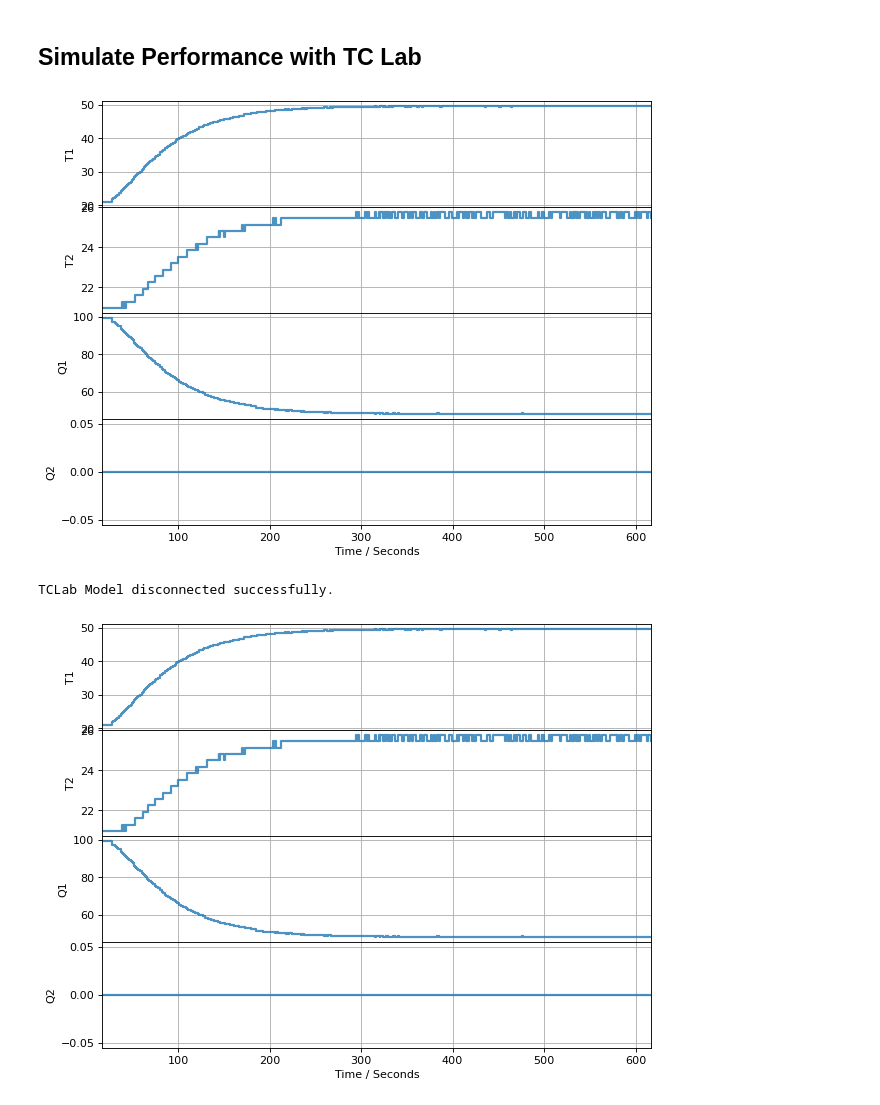
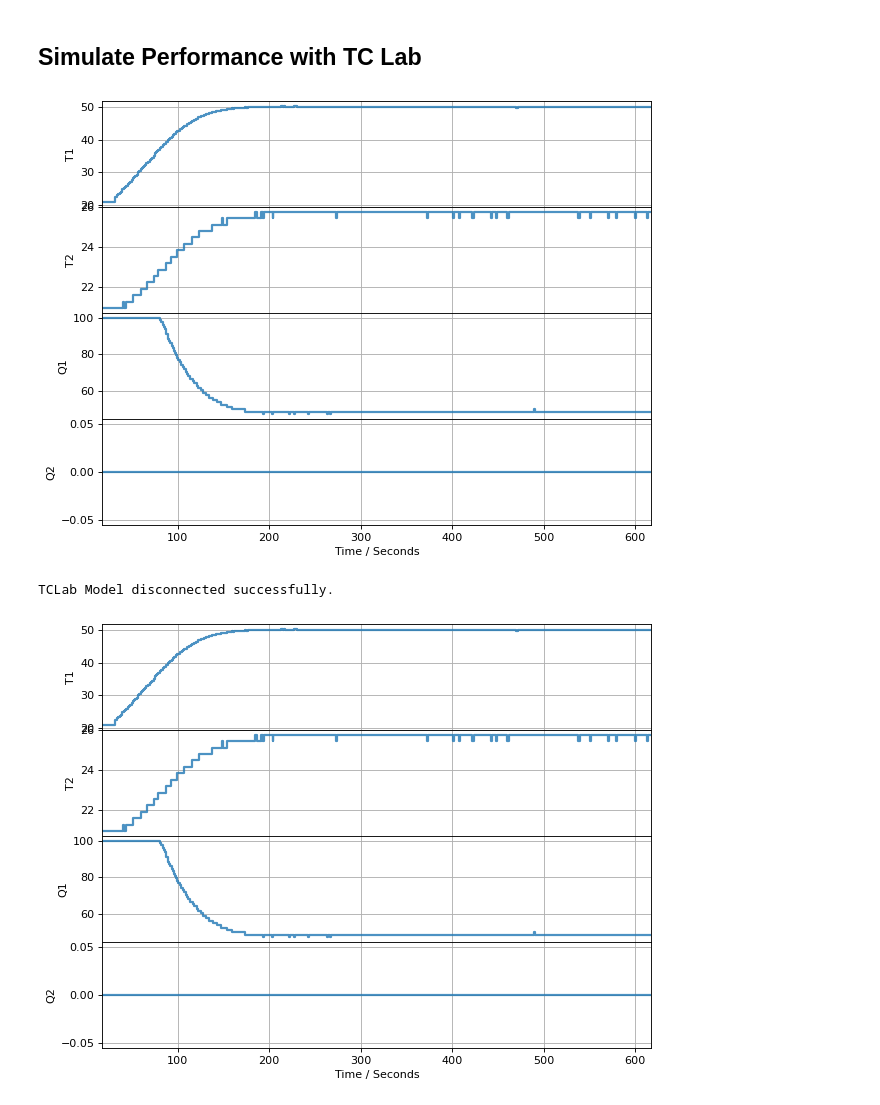
Before and after one commit to jckantor/cbe30338-book, a Jupyter notebook: tclab/04-TCLab-PI-Controller-Analysis.ipynb, the cells around one changed output. Saved outputs shown, nothing was run; the diff lists cells and outputs as text; code cells hidden in the pictures.

```diff
--- a/tclab/04-TCLab-PI-Controller-Analysis.ipynb
+++ b/tclab/04-TCLab-PI-Controller-Analysis.ipynb
@@ -242,8 +242,8 @@ array([-0.0299205 +0.j, -0.02297615+0.j])
 # %% [markdown]
 ## Simulate Performance with TC Lab
 # %%
-def P_only(Kp=1, MV_bar=0):
-    """ Basic proportional only controller
+def PI_naive(Kp=4, Ki=0.01, MV_bar=0, antiwindup=True):
+    """ Basic proportional-integral controller
 
     Arguments:
         Kp: proportional gain
@@ -257,38 +257,48 @@ def P_only(Kp=1, MV_bar=0):
     # Initialize with MV_bar
     MV = MV_bar
 
+    # Initialize integral
+    I = 0
+
+    # Set limits for integral windup protection
+    I_max = 100
+    I_min = -100
+
     while True:
-        SP, PV, MV = yield MV
+        t_step, SP, PV, MV = yield MV
         e = PV - SP # calculate error
-        MV = MV_bar - Kp*e # apply control law
-        MV = max(MV_min, min(MV_max, MV)) # Apply upper and lower bounds
+        I += t_step*e # apply integral
+        if antiwindup:
+            I = max(I_min, min(I_max, I)) # Apply bounds to prevent integral wind-up
+        MV = MV_bar - Kp*e - Ki*I # Apply control law
+        MV = max(MV_min, min(MV_max, MV)) # Apply manipulated variable upper and lower bounds
 
 %matplotlib inline
 from tclab import setup, clock, Historian, Plotter
 
 # Initialize in simulation mode
 TCLab = setup(connected=False, speedup = 20)
 
 SP = 50 # set point, deg C
 tfinal = 600 # simulation horizon, seconds
 t_step = 1 # time step, seconds
 u_star = Ua*(SP-T_amb) / (alpha*100) # u at steady-state
 print("MV_bar =",u_star)
 
 # create control loop
-controller1 = P_only(Kp=1.8, MV_bar=u_star)
+controller1 = PI_naive(MV_bar=u_star)
 controller1.send(None)
 
 with TCLab() as lab:
     h = Historian(lab.sources)
     p = Plotter(h, tfinal)
     for t in clock(tfinal, t_step):
         PV = lab.T1                                     # measure the the process variable
         MV = lab.U1                                     # get manipulated variable
-        MV = controller1.send([SP, PV, MV])             # P control to determine the MV
+        MV = controller1.send([t_step, SP, PV, MV])     # PI control to determine the MV
         lab.Q1(MV)                                      # set the heater power
         p.update()                                      # log data
 # %% [output]
-[figure, old version]
+[figure, new version]
 TCLab Model disconnected successfully.
-[figure, old version]
+[figure, new version]
```
Also changed, not shown: parts of 24 cells of this notebook, 1 other file.
